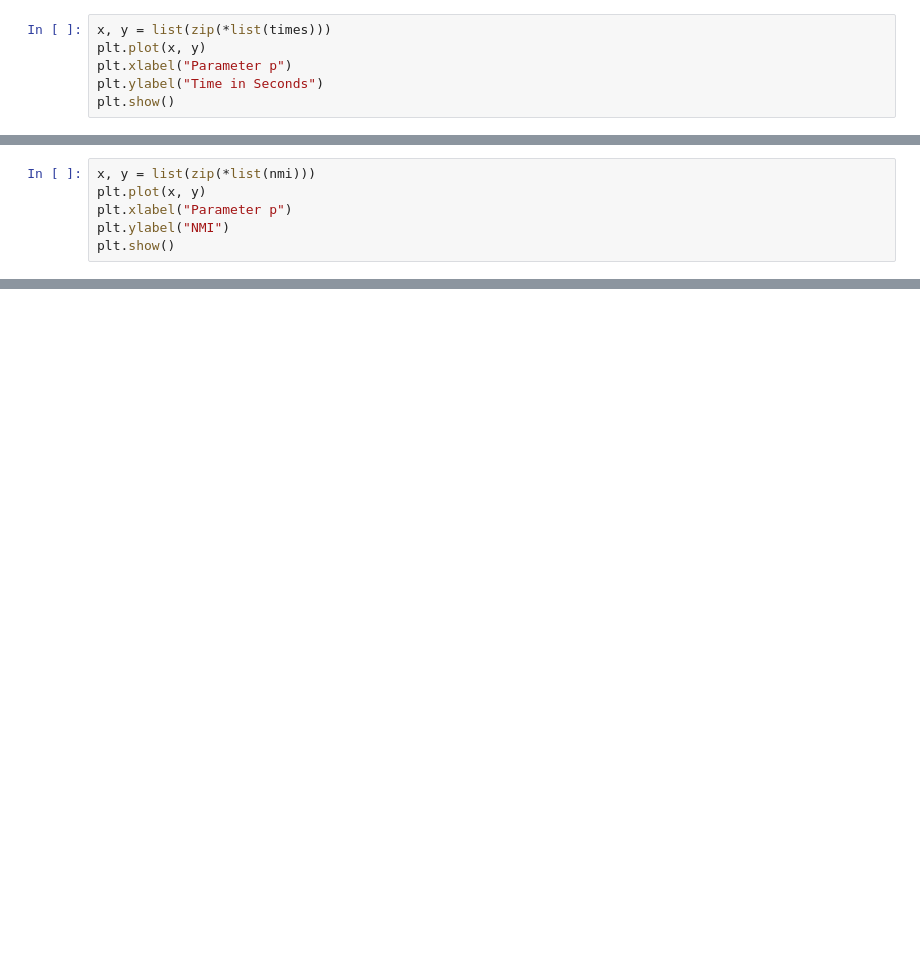
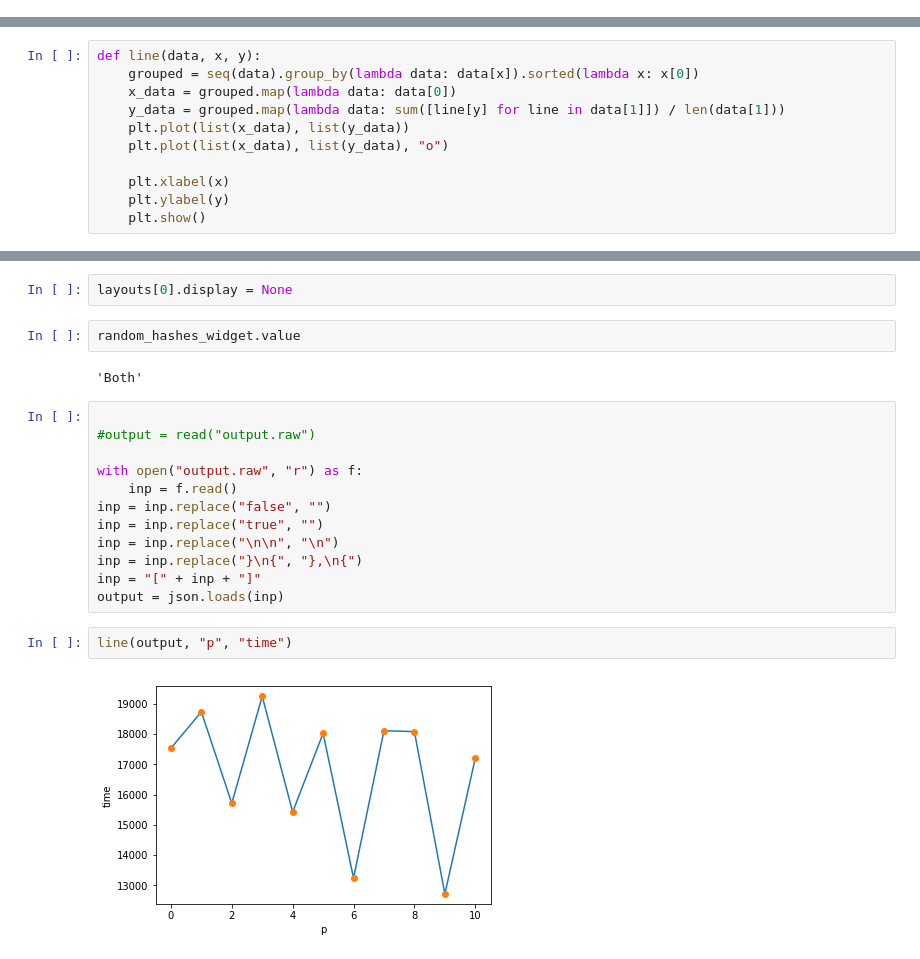
Before and after one commit to syntonym/sdm3, a Jupyter notebook: Analysis.ipynb, the cells around one changed output, grey strips where cells are left out. Drawn from its saved outputs; the diff is of its cells as text; blank space fills up the shorter version.

```diff
--- a/Analysis.ipynb
+++ b/Analysis.ipynb
@@ -38,6 +0,0 @@ plt.show()
-# %%
-x, y = list(zip(*list(times)))
-plt.plot(x, y)
-plt.xlabel("Parameter p")
-plt.ylabel("Time in Seconds")
-plt.show()
@@ -46,6 +0,0 @@ plt.show()
-# %%
-x, y = list(zip(*list(nmi)))
-plt.plot(x, y)
-plt.xlabel("Parameter p")
-plt.ylabel("NMI")
-plt.show()
@@ -81,0 +56,11 @@ Showing 10 of 11 rows
+# %%
+def line(data, x, y):
+    grouped = seq(data).group_by(lambda data: data[x]).sorted(lambda x: x[0])
+    x_data = grouped.map(lambda data: data[0])
+    y_data = grouped.map(lambda data: sum([line[y] for line in data[1]]) / len(data[1]))
+    plt.plot(list(x_data), list(y_data))
+    plt.plot(list(x_data), list(y_data), "o")
+
+    plt.xlabel(x)
+    plt.ylabel(y)
+    plt.show()
@@ -81,0 +117,22 @@ Showing 10 of 11 rows
+# %%
+layouts[0].display = None
+# %%
+random_hashes_widget.value
+# %% [output]
+'Both'
+# %%
+
+#output = read("output.raw")
+
+with open("output.raw", "r") as f:
+    inp = f.read()
+inp = inp.replace("false", "")
+inp = inp.replace("true", "")
+inp = inp.replace("\n\n", "\n")
+inp = inp.replace("}\n{", "},\n{")
+inp = "[" + inp + "]"
+output = json.loads(inp)
+# %%
+line(output, "p", "time")
+# %% [output]
+[figure, added]
```
Also changed, not shown: parts of 21 cells of this notebook.
